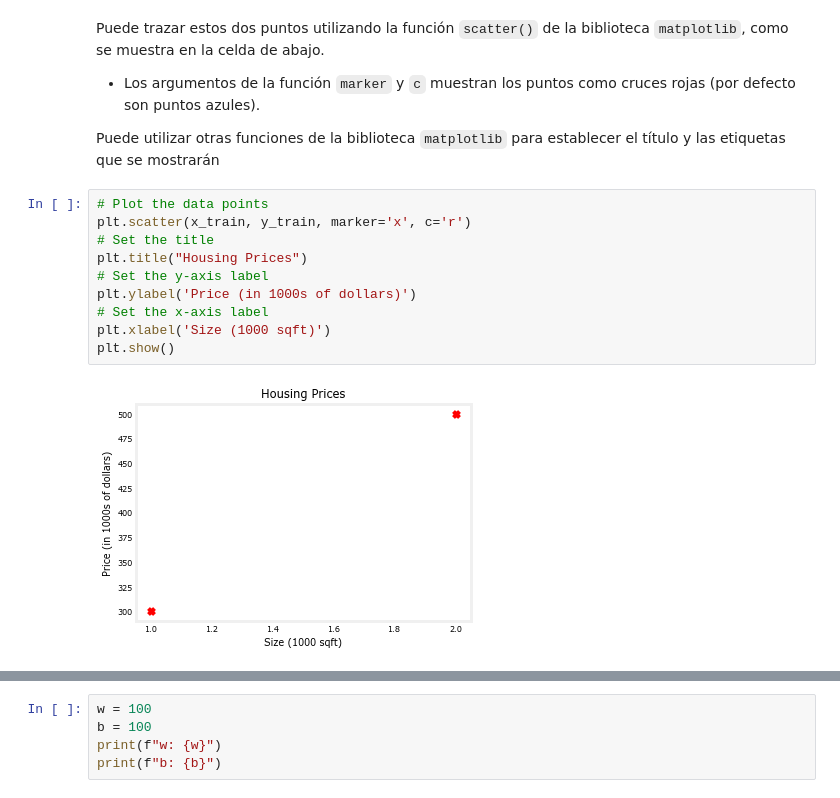
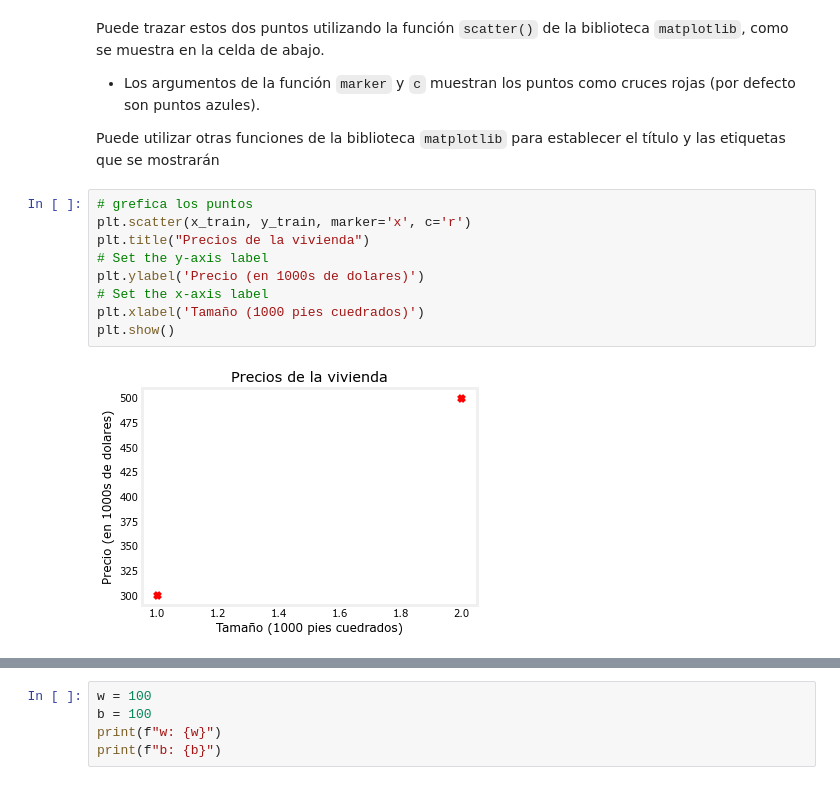
Before and after one commit to IngCarlaPezzone/Clase-Machine-Learning, a Jupyter notebook: Clase 6/Clase 6 - 2 - Representación del modelo.ipynb, the cells around one changed output, grey strips where cells are left out. Saved outputs shown, nothing was run; the diff lists cells and outputs as text.

```diff
--- a/Clase 6/Clase 6 - 2 - Representación del modelo.ipynb
+++ b/Clase 6/Clase 6 - 2 - Representación del modelo.ipynb
@@ -104,17 +103,16 @@ Puede trazar estos dos puntos utilizando la función `scatter()` de la bibliotec
 
 Puede utilizar otras funciones de la biblioteca `matplotlib` para establecer el título y las etiquetas que se mostrarán
 # %%
-# Plot the data points
+# grefica los puntos
 plt.scatter(x_train, y_train, marker='x', c='r')
-# Set the title
-plt.title("Housing Prices")
+plt.title("Precios de la vivienda")
 # Set the y-axis label
-plt.ylabel('Price (in 1000s of dollars)')
+plt.ylabel('Precio (en 1000s de dolares)')
 # Set the x-axis label
-plt.xlabel('Size (1000 sqft)')
+plt.xlabel('Tamaño (1000 pies cuedrados)')
 plt.show()
 # %% [output]
-[figure, old version]
+[figure, new version]
 # %% [markdown]
 ## Función del modelo
 
```
Also changed, not shown: parts of 39 cells of this notebook, 7 other files.
